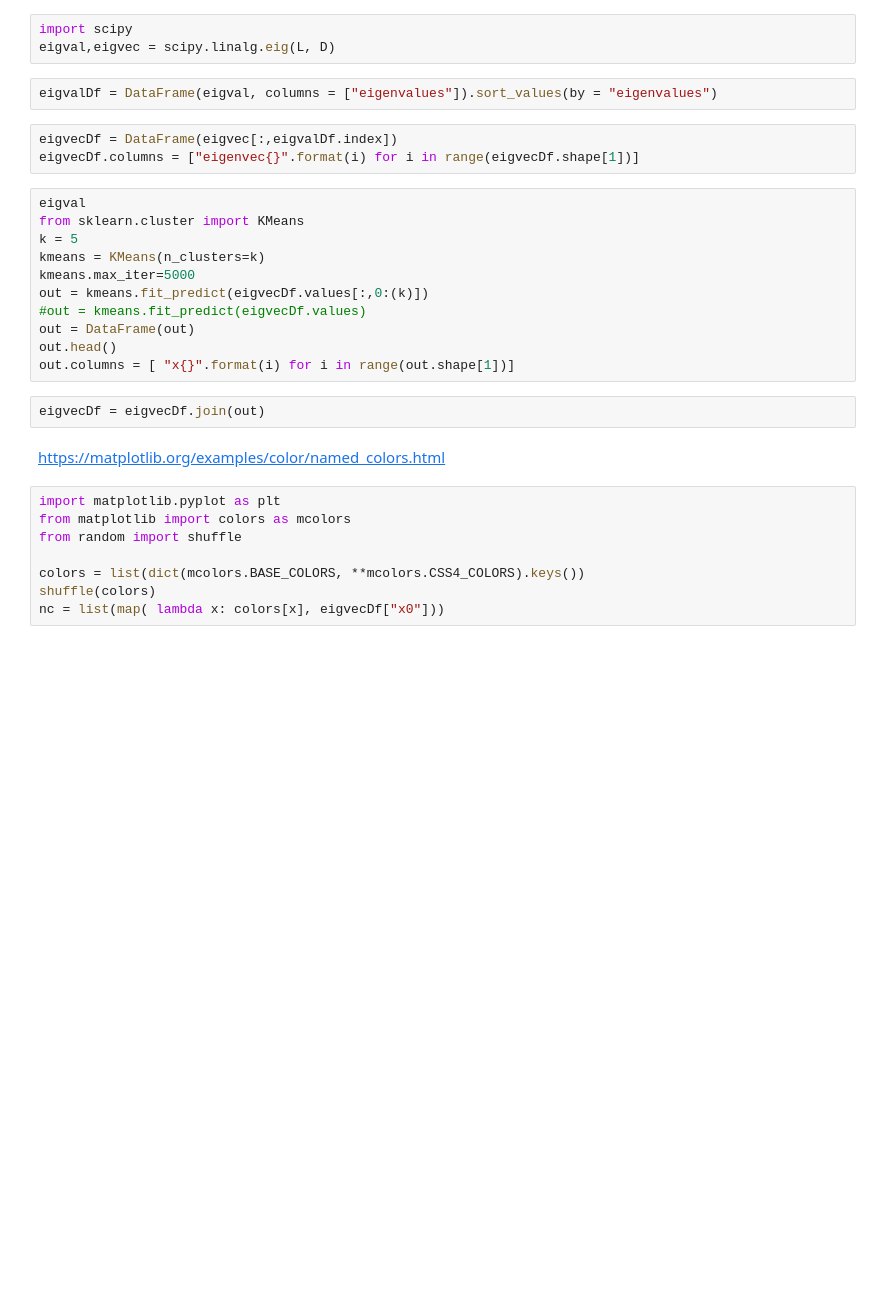
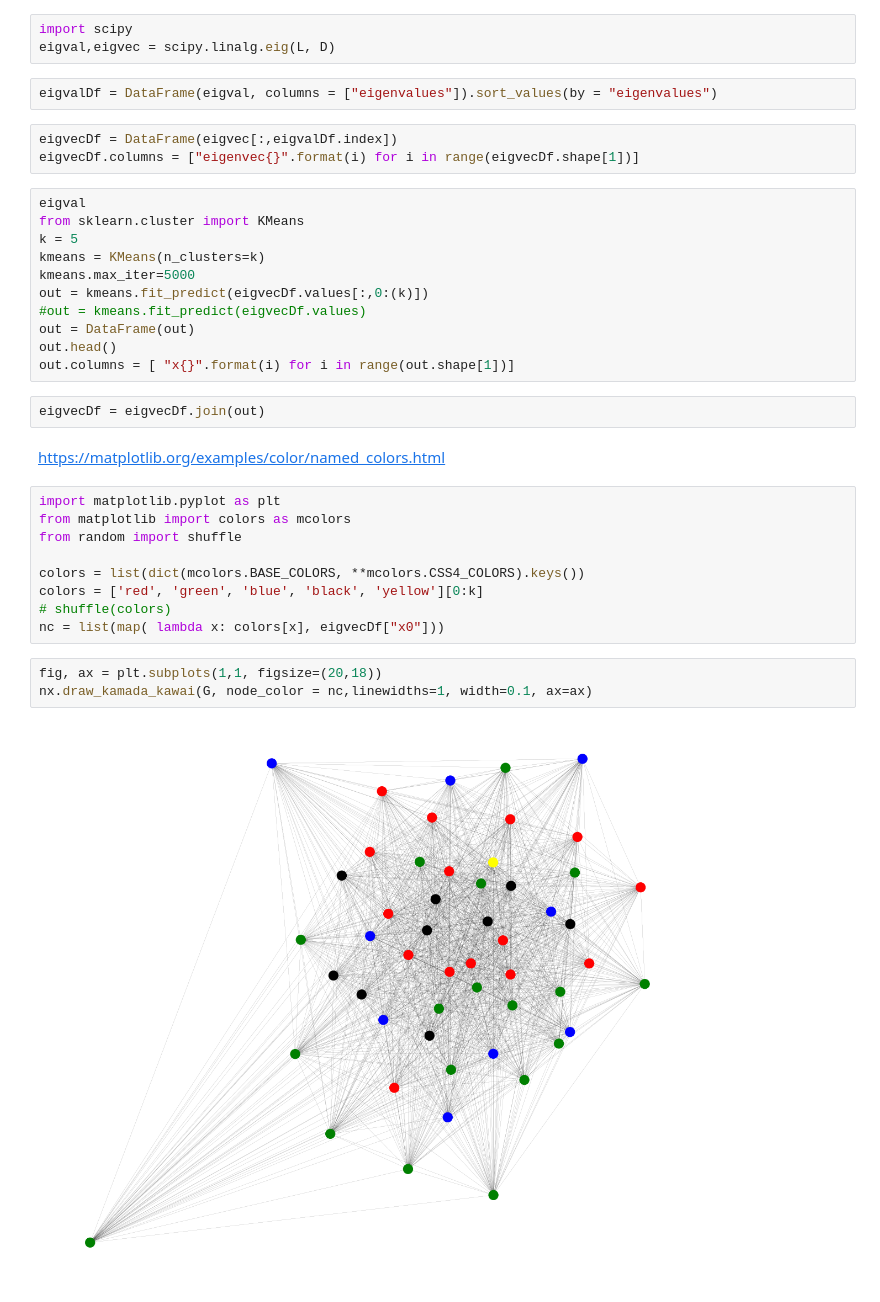
Before and after one commit to timsetsfire/pgh-bike-share, a Jupyter notebook: notebooks/Spectral Clustering Attempt.ipynb, the cells around one changed output. Drawn from its saved outputs; the diff is of its cells as text; blank space fills up the shorter version.

```diff
--- a/notebooks/Spectral Clustering Attempt.ipynb
+++ b/notebooks/Spectral Clustering Attempt.ipynb
@@ -139,5 +113,11 @@ from matplotlib import colors as mcolors
 from random import shuffle
 
 colors = list(dict(mcolors.BASE_COLORS, **mcolors.CSS4_COLORS).keys())
-shuffle(colors)
+colors = ['red', 'green', 'blue', 'black', 'yellow'][0:k]
+# shuffle(colors)
 nc = list(map( lambda x: colors[x], eigvecDf["x0"]))
+# %%
+fig, ax = plt.subplots(1,1, figsize=(20,18))
+nx.draw_kamada_kawai(G, node_color = nc,linewidths=1, width=0.1, ax=ax)
+# %% [output]
+[figure, added]
```
Also changed, not shown: parts of 25 cells of this notebook, 1 other file.
